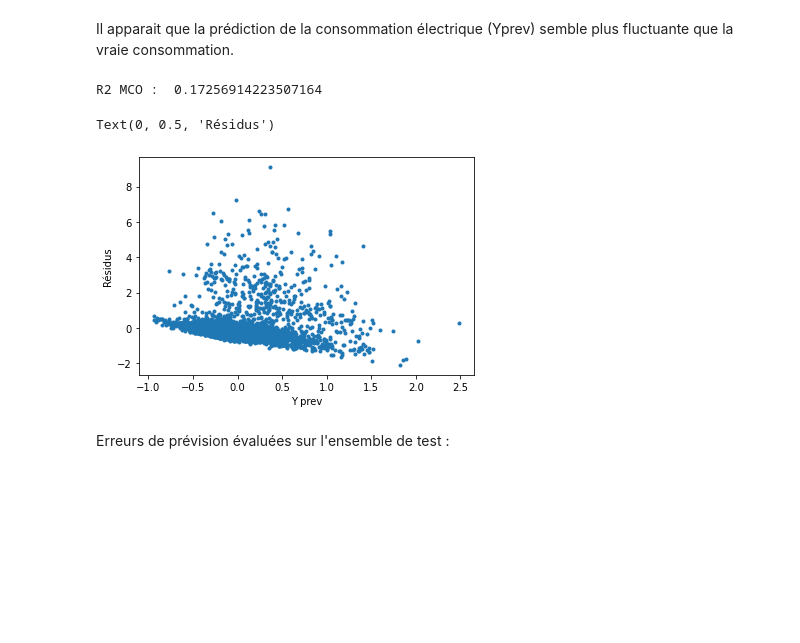
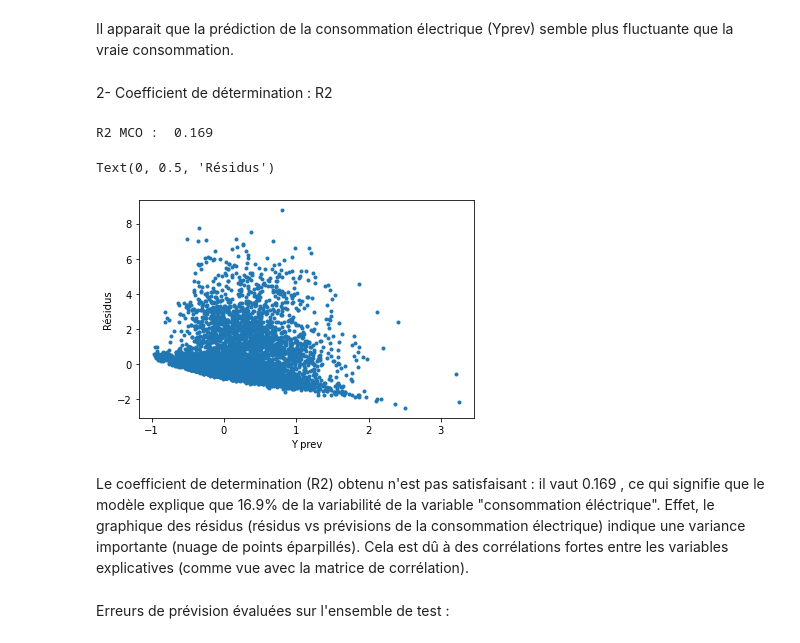
Before and after one commit to MarleneChevalier/Optimisation, a Jupyter notebook: Projet_Optimisation.ipynb, the cells around one changed output. Cells and saved outputs as stored; diff of their text form; code cells hidden in the pictures; blank space fills up the shorter version.

```diff
--- a/Projet_Optimisation.ipynb
+++ b/Projet_Optimisation.ipynb
@@ -325,22 +267,27 @@ plt.legend(('$Y$', '$Yprev = $$X w$'));
 [figure]
 # %% [markdown]
 Il apparait que la prédiction de la consommation électrique (Yprev) semble plus fluctuante que la vraie consommation.
+# %% [markdown]
+2- Coefficient de détermination : R2
 # %%
 # R2
-R2 = ((X_test.dot(w) - Y_test.mean())**2).sum() / ((Y_test - Y_test.mean())**2).sum()
-print('R2 MCO : ',R2)
+R2 = ((X_train.dot(w) - Y_train.mean())**2).sum() / ((Y_train - Y_train.mean())**2).sum()
+print('R2 MCO : ',round(R2,3))
 # %% [output]
-R2 MCO :  0.17256914223507164
+R2 MCO :  0.169
 # %%
 # graphique des résidus
 plt.clf
-plt.plot(X_test.dot(w), Y_test - X_test.dot(w), ".")
+plt.plot(X_train.dot(w), Y_train - X_train.dot(w), ".")
 plt.xlabel("Y prev")
 plt.ylabel("Résidus")
-#plt.legend(loc="upper center")
 # %% [output]
 Text(0, 0.5, 'Résidus')
-[figure, old version]
+[figure, new version]
+# %% [markdown]
+Le coefficient de determination (R2) obtenu n'est pas satisfaisant : il vaut 0.169 , ce qui signifie que le modèle explique que 16.9% de la variabilité de la variable "consommation éléctrique".
+Effet, le graphique des résidus (résidus vs prévisions de la consommation électrique) indique une variance importante (nuage de points éparpillés).
+Cela est dû à des corrélations fortes entre les variables explicatives (comme vue avec la matrice de corrélation).
 # %% [markdown]
 Erreurs de prévision évaluées sur l'ensemble de test :
 # %% [markdown]
```
Also changed, not shown: parts of 80 cells of this notebook.
